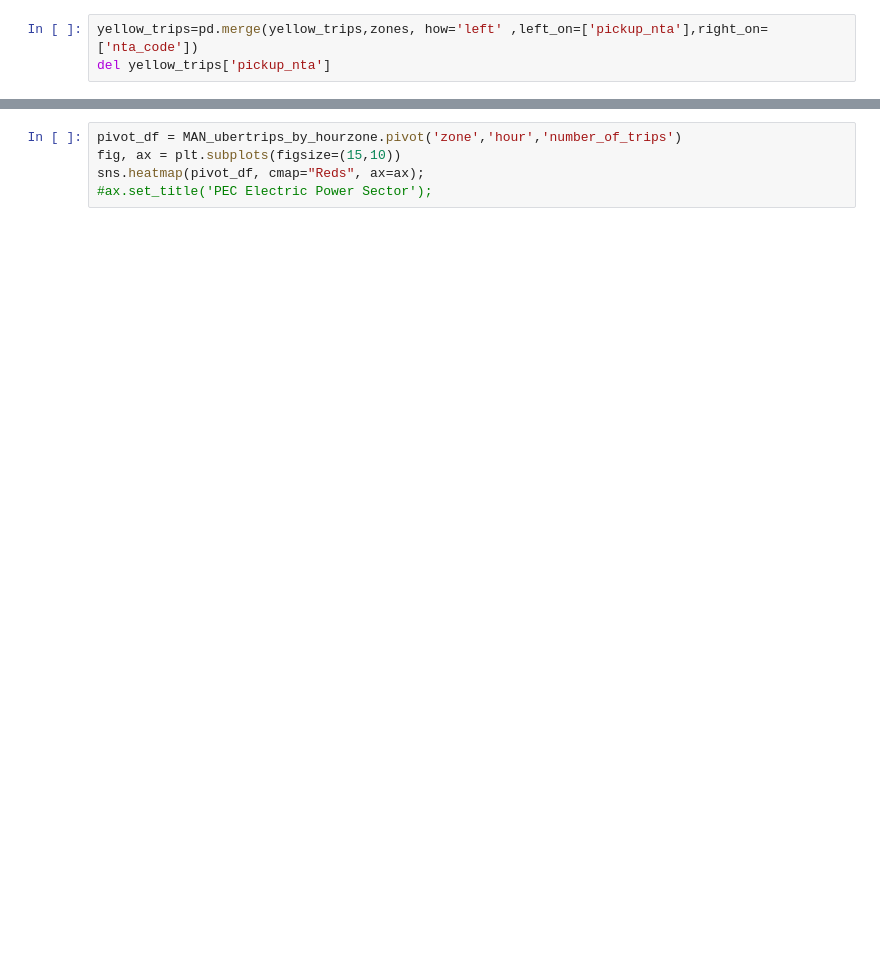
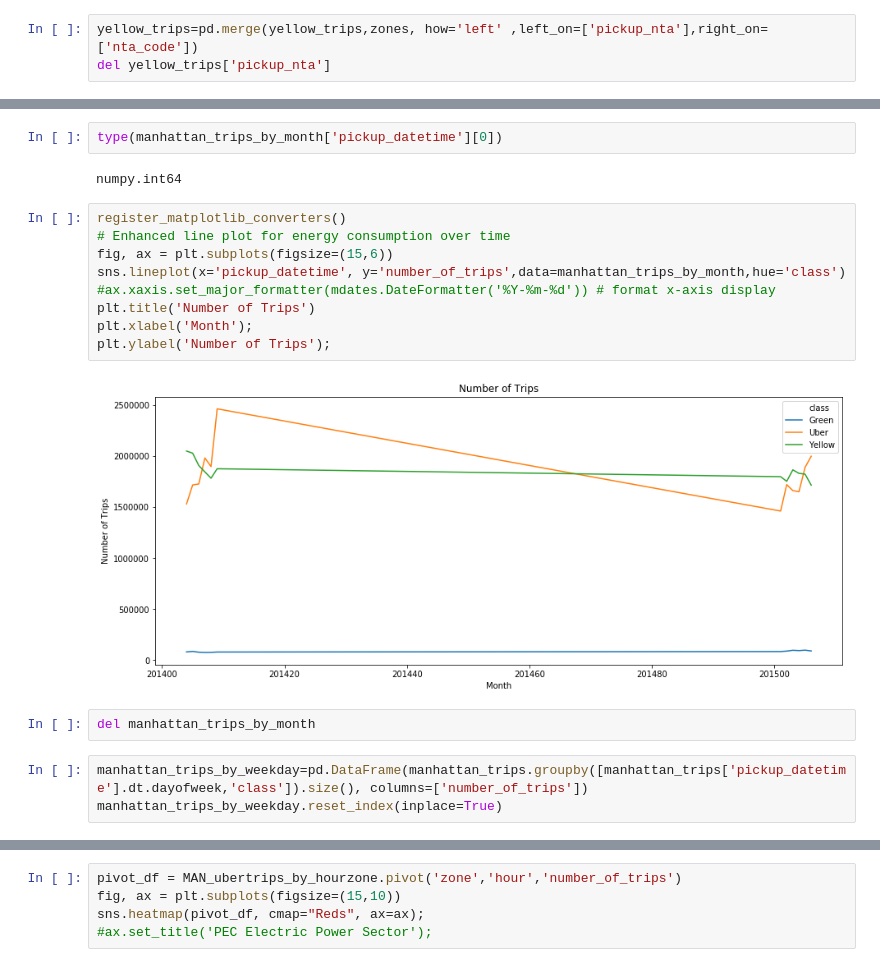
Before and after one commit to rodrigobernall/ds4a_group30, a Jupyter notebook: scripts/EDA/trips_by_day_uber_taxi_manhattan.ipynb, the cells around one changed output, grey strips where cells are left out. Cells and saved outputs as stored; diff of their text form; blank space fills up the shorter version.

```diff
--- a/scripts/EDA/trips_by_day_uber_taxi_manhattan.ipynb
+++ b/scripts/EDA/trips_by_day_uber_taxi_manhattan.ipynb
@@ -170,0 +245,20 @@ manhattan_trips.groupby(['weekday','zone']).size(), columns=['number_of_trips']
+# %%
+type(manhattan_trips_by_month['pickup_datetime'][0])
+# %% [output]
+numpy.int64
+# %%
+register_matplotlib_converters()
+# Enhanced line plot for energy consumption over time
+fig, ax = plt.subplots(figsize=(15,6))
+sns.lineplot(x='pickup_datetime', y='number_of_trips',data=manhattan_trips_by_month,hue='class')
+#ax.xaxis.set_major_formatter(mdates.DateFormatter('%Y-%m-%d')) # format x-axis display
+plt.title('Number of Trips')
+plt.xlabel('Month');
+plt.ylabel('Number of Trips');
+# %% [output]
+[figure, added]
+# %%
+del manhattan_trips_by_month
+# %%
+manhattan_trips_by_weekday=pd.DataFrame(manhattan_trips.groupby([manhattan_trips['pickup_datetime'].dt.dayofweek,'class']).size(), columns=['number_of_trips'])
+manhattan_trips_by_weekday.reset_index(inplace=True)
```
Also changed, not shown: parts of 31 cells of this notebook.
